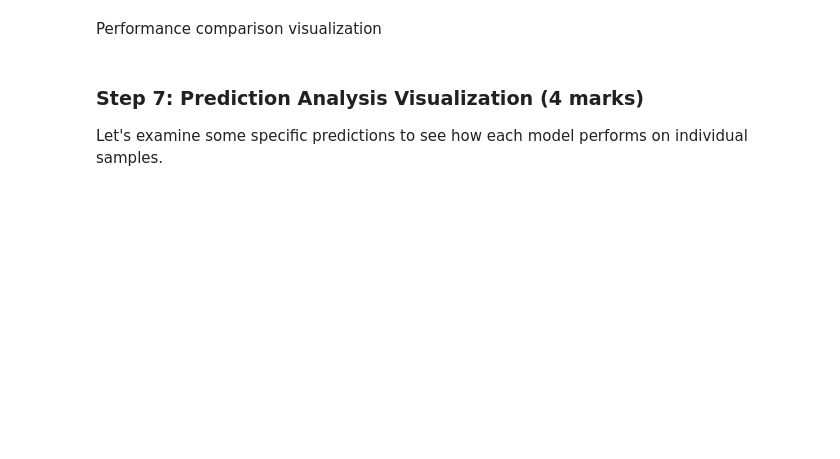
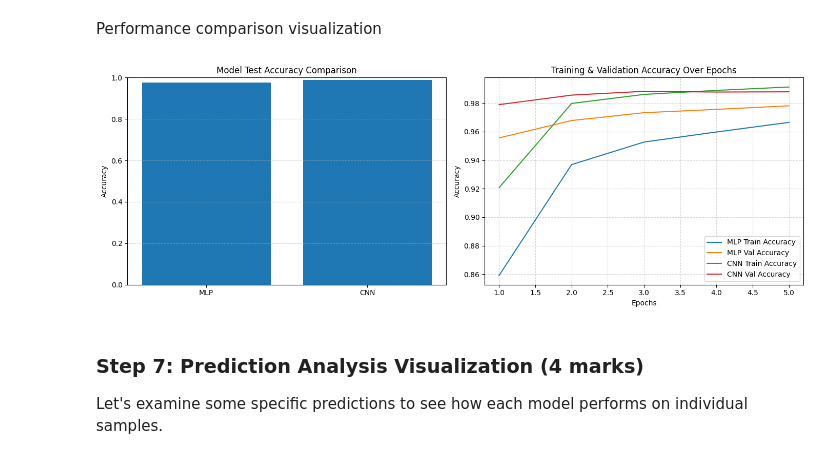
Before and after one commit to hudsonirivbogbe/ENGG680_2025_Fall, a Jupyter notebook: Lab_Assignment2/Assignment2_Group_6.ipynb, the cells around one changed output. Drawn from its saved outputs; the diff is of its cells as text; code cells hidden in the pictures; blank space fills up the shorter version.

```diff
--- a/Lab_Assignment2/Assignment2_Group_6.ipynb
+++ b/Lab_Assignment2/Assignment2_Group_6.ipynb
@@ -1304,13 +1323,13 @@ print("MLP Model created")
 # %%
 # EPOCHS: Number of complete passes through entire training dataset, use 5 epochs
 # (0.5 marks)
-EPOCHS =
+EPOCHS = 5
 
 # BATCH_SIZE: Number of samples processed before updating model weights
 # Larger batch = more stable gradients but more memory usage
 # Use 128 as batch size
 # (0.5 marks)
-BATCH_SIZE =
+BATCH_SIZE = 128
 
 # Train MLP model using mlp_model we compile.
 # Use 10% of training data for validation, validation_split=0.1
@@ -1322,6 +1341,4 @@ mlp_history = mlp_model.fit(
     validation_split=0.1,
     verbose=0
 )
-
-
 print("MLP training completed")
@@ -1395,6 +1422,11 @@ print("CNN Model created")
 # %%
 # Train CNN model using cnn_model we compile, same parameters as MLP
 # (1 marks)
-cnn_history =
-
+cnn_history = cnn_model.fit(
+    X_train_normalized, y_train_categorical,
+    epochs=EPOCHS,
+    batch_size=BATCH_SIZE,
+    validation_split=0.1,
+    verbose=0
+)
 print("CNN training completed")
@@ -1434,3 +1498,64 @@ plt.show()
+# %%
+# Create side-by-side bar chart for model accuracy comparison and line plot for training progress comparison
+# (1 marks)
+# put them in a single figure horizontally
+# Add titles, labels, legends for clarity
+# hint: use .history() function to get training history from the training step
+
+# -----------------------------
+# Extract training histories
+# -----------------------------
+mlp_train_acc = mlp_history.history['accuracy']
+mlp_val_acc   = mlp_history.history['val_accuracy']
+
+cnn_train_acc = cnn_history.history['accuracy']
+cnn_val_acc   = cnn_history.history['val_accuracy']
+
+epochs_range = range(1, len(mlp_train_acc) + 1)
+
+
+# -----------------------------
+# Create the figure with 2 plots side-by-side
+# -----------------------------
+plt.figure(figsize=(14, 5))
+
+# ---------------------------------------------------
+# 1. Bar Chart — MLP vs CNN Test Accuracy Comparison
+# ---------------------------------------------------
+plt.subplot(1, 2, 1)
+models = ['MLP', 'CNN']
+accuracies = [mlp_test_accuracy, cnn_test_accuracy]
+
+plt.bar(models, accuracies)
+plt.title("Model Test Accuracy Comparison")
+plt.ylabel("Accuracy")
+plt.ylim(0, 1)
+plt.grid(axis='y', linestyle='--', alpha=0.5)
+
+
+# ---------------------------------------------------
+# 2. Line Plot — Training Progress
+# ---------------------------------------------------
+plt.subplot(1, 2, 2)
+
+# MLP curves
+plt.plot(epochs_range, mlp_train_acc, label="MLP Train Accuracy")
+plt.plot(epochs_range, mlp_val_acc, label="MLP Val Accuracy")
+
+# CNN curves
+plt.plot(epochs_range, cnn_train_acc, label="CNN Train Accuracy")
+plt.plot(epochs_range, cnn_val_acc, label="CNN Val Accuracy")
+
+plt.title("Training & Validation Accuracy Over Epochs")
+plt.xlabel("Epochs")
+plt.ylabel("Accuracy")
+plt.legend()
+plt.grid(True, linestyle='--', alpha=0.5)
+
+plt.tight_layout()
+plt.show()
+# %% [output]
+[figure, added]
 # %% [markdown]
 ### Step 7: Prediction Analysis Visualization (4 marks)
 
```
Also changed, not shown: parts of 11 cells of this notebook.
